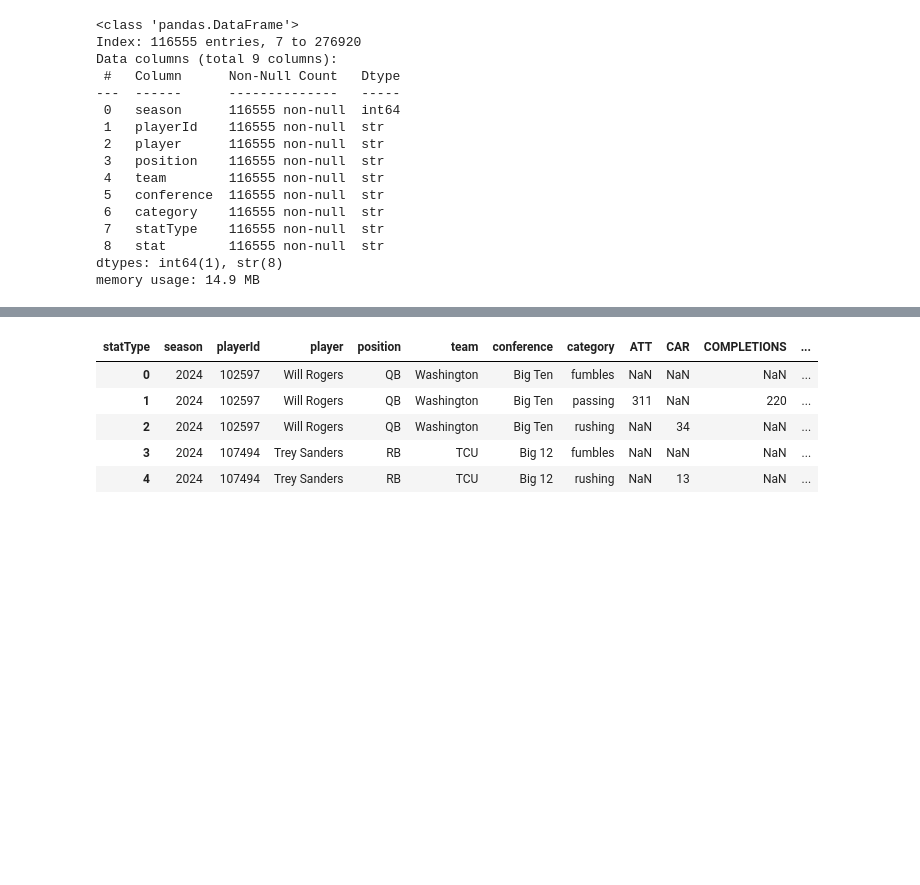
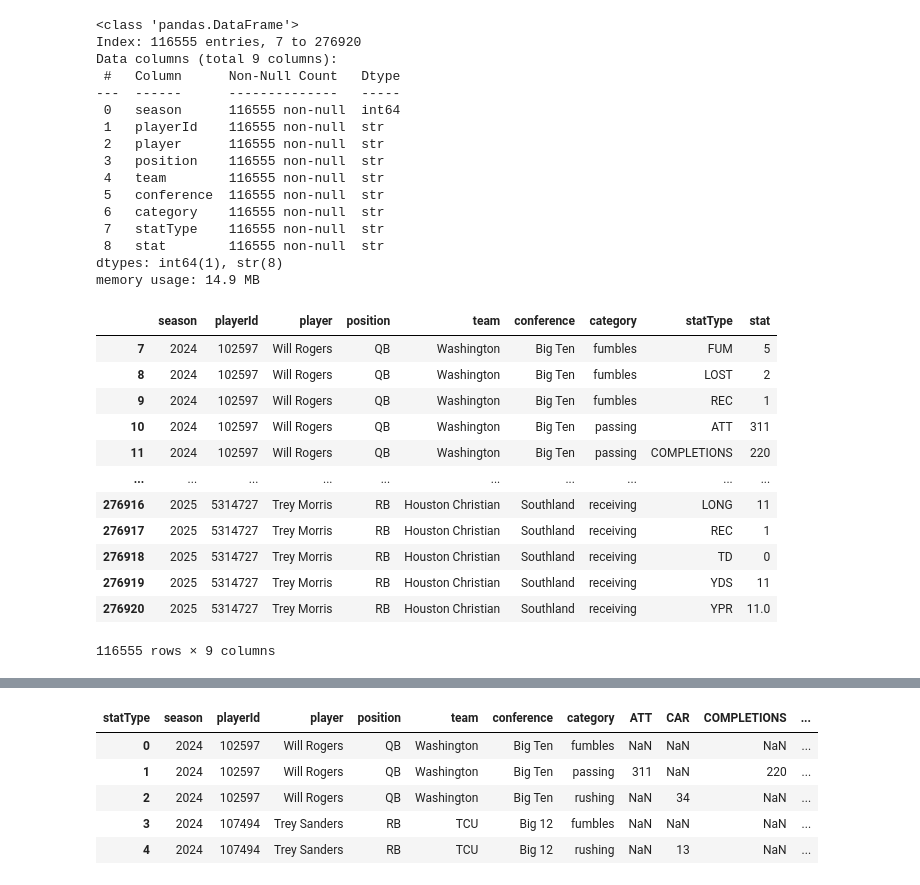
Before and after one commit to rya000667/public-fantast-football-analytics, a Jupyter notebook: explore-college-data.ipynb, the cells around one changed output, grey strips where cells are left out. Cells and saved outputs as stored; diff of their text form; code cells hidden in the pictures; blank space fills up the shorter version.

```diff
--- a/explore-college-data.ipynb
+++ b/explore-college-data.ipynb
@@ -249,3 +251,19 @@ Data columns (total 9 columns):
  8   stat        116555 non-null  str
 dtypes: int64(1), str(8)
 memory usage: 14.9 MB
+# %%
+all_stats_filtered
+# %% [output]
+|  | season | playerId | player | position | team | conference | category | statType | stat |
+| 7 | 2024 | 102597 | Will Rogers | QB | Washington | Big Ten | fumbles | FUM | 5 |
+| 8 | 2024 | 102597 | Will Rogers | QB | Washington | Big Ten | fumbles | LOST | 2 |
+| 9 | 2024 | 102597 | Will Rogers | QB | Washington | Big Ten | fumbles | REC | 1 |
+| 10 | 2024 | 102597 | Will Rogers | QB | Washington | Big Ten | passing | ATT | 311 |
+| 11 | 2024 | 102597 | Will Rogers | QB | Washington | Big Ten | passing | COMPLETIONS | 220 |
+| ... | ... | ... | ... | ... | ... | ... | ... | ... | ... |
+| 276916 | 2025 | 5314727 | Trey Morris | RB | Houston Christian | Southland | receiving | LONG | 11 |
+| 276917 | 2025 | 5314727 | Trey Morris | RB | Houston Christian | Southland | receiving | REC | 1 |
+| 276918 | 2025 | 5314727 | Trey Morris | RB | Houston Christian | Southland | receiving | TD | 0 |
+| 276919 | 2025 | 5314727 | Trey Morris | RB | Houston Christian | Southland | receiving | YDS | 11 |
+| 276920 | 2025 | 5314727 | Trey Morris | RB | Houston Christian | Southland | receiving | YPR | 11.0 |
+116555 rows × 9 columns
```
Also changed, not shown: parts of 8 cells of this notebook, 4 other files.
